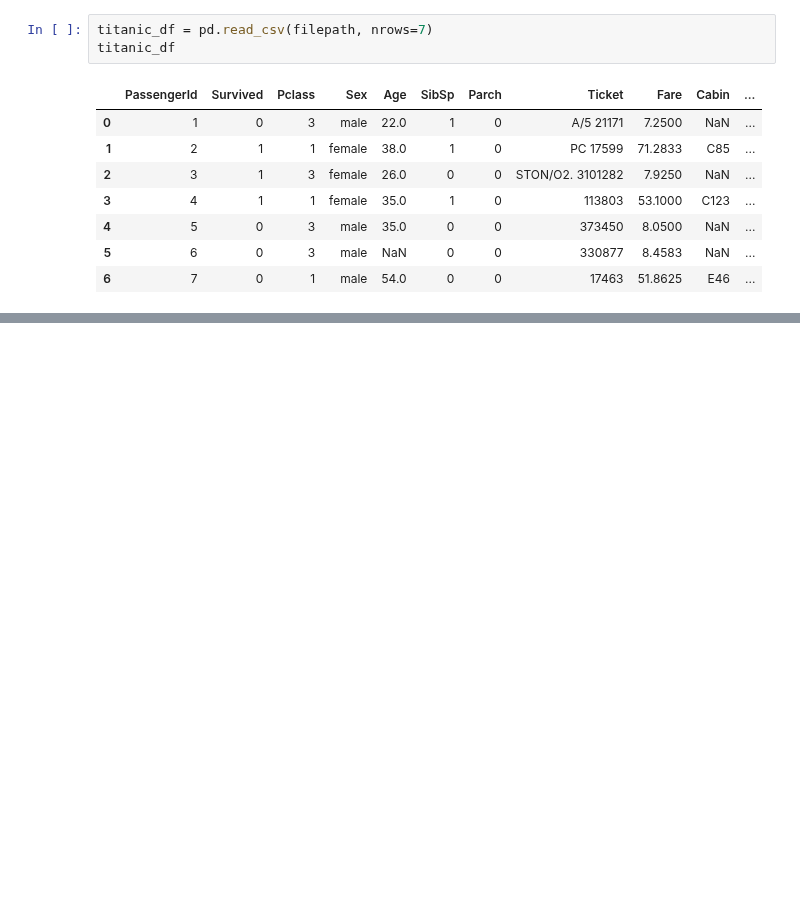
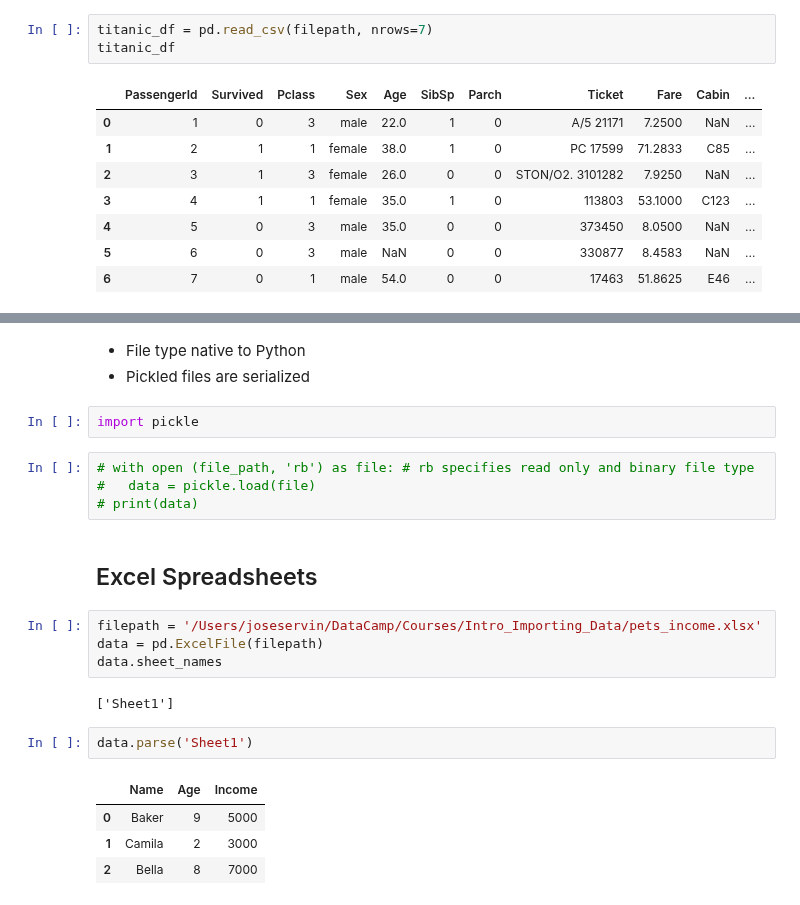
Before and after one commit to Jose-Servin/DataCamp, a Jupyter notebook: Courses/Intro_Importing_Data/Importing_Data.ipynb, the cells around one changed output, grey strips where cells are left out. Cells and saved outputs as stored; diff of their text form; blank space fills up the shorter version.

```diff
--- a/Courses/Intro_Importing_Data/Importing_Data.ipynb
+++ b/Courses/Intro_Importing_Data/Importing_Data.ipynb
@@ -241,0 +247,24 @@ titanic_df
+# %% [markdown]
+* File type native to Python
+* Pickled files are serialized
+# %%
+import pickle
+# %%
+# with open (file_path, 'rb') as file: # rb specifies read only and binary file type
+#   data = pickle.load(file)
+# print(data)
+# %% [markdown]
+## Excel Spreadsheets
+# %%
+filepath = '/Users/joseservin/DataCamp/Courses/Intro_Importing_Data/pets_income.xlsx'
+data = pd.ExcelFile(filepath)
+data.sheet_names
+# %% [output]
+['Sheet1']
+# %%
+data.parse('Sheet1')
+# %% [output]
+|  | Name | Age | Income |
+| 0 | Baker | 9 | 5000 |
+| 1 | Camila | 2 | 3000 |
+| 2 | Bella | 8 | 7000 |
```
Also changed, not shown: parts of 24 cells of this notebook, 5 other files.
